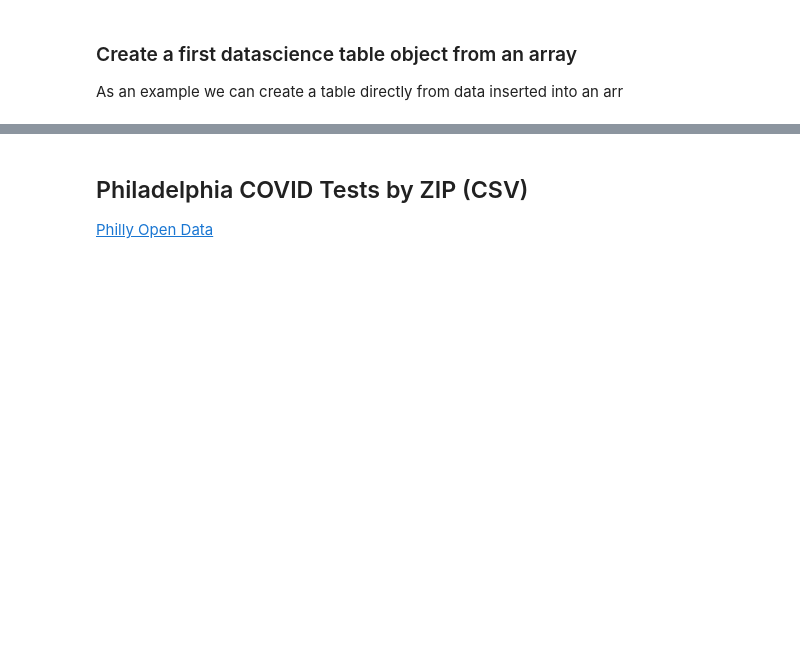
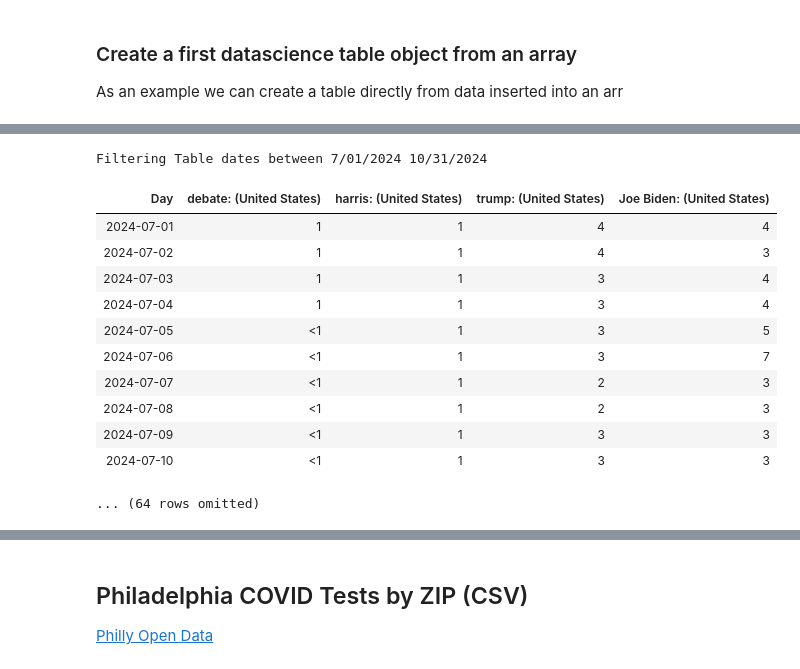
Before and after one commit to laserchemist/datascience, a Jupyter notebook: Fall 2024/Class_Examples/class006.ipynb, the cells around one changed output, grey strips where cells are left out. Drawn from its saved outputs; the diff is of its cells as text; code cells hidden in the pictures; blank space fills up the shorter version.

```diff
--- a/Fall 2024/Class_Examples/class006.ipynb
+++ b/Fall 2024/Class_Examples/class006.ipynb
@@ -30,0 +90,22 @@ T
+# %%
+# Use the FilterTDate function from the EDS module.
+# The function expects you to provide a table name along with the start and end dates.
+# It will return a new table with only the rows in the date range you specified.
+debate_JUL_SEP = EDS.FilterTdate(debate, '7/01/2024', '10/31/2024')
+# %% [output]
+Filtering Table dates between 7/01/2024 10/31/2024
+# %%
+debate_JUL_SEP
+# %% [output]
+| Day | debate: (United States) | harris: (United States) | trump: (United States) | Joe Biden: (United States) |
+| 2024-07-01 | 1 | 1 | 4 | 4 |
+| 2024-07-02 | 1 | 1 | 4 | 3 |
+| 2024-07-03 | 1 | 1 | 3 | 4 |
+| 2024-07-04 | 1 | 1 | 3 | 4 |
+| 2024-07-05 | <1 | 1 | 3 | 5 |
+| 2024-07-06 | <1 | 1 | 3 | 7 |
+| 2024-07-07 | <1 | 1 | 2 | 3 |
+| 2024-07-08 | <1 | 1 | 2 | 3 |
+| 2024-07-09 | <1 | 1 | 3 | 3 |
+| 2024-07-10 | <1 | 1 | 3 | 3 |
+... (64 rows omitted)
```
Also changed, not shown: parts of 23 cells of this notebook.
